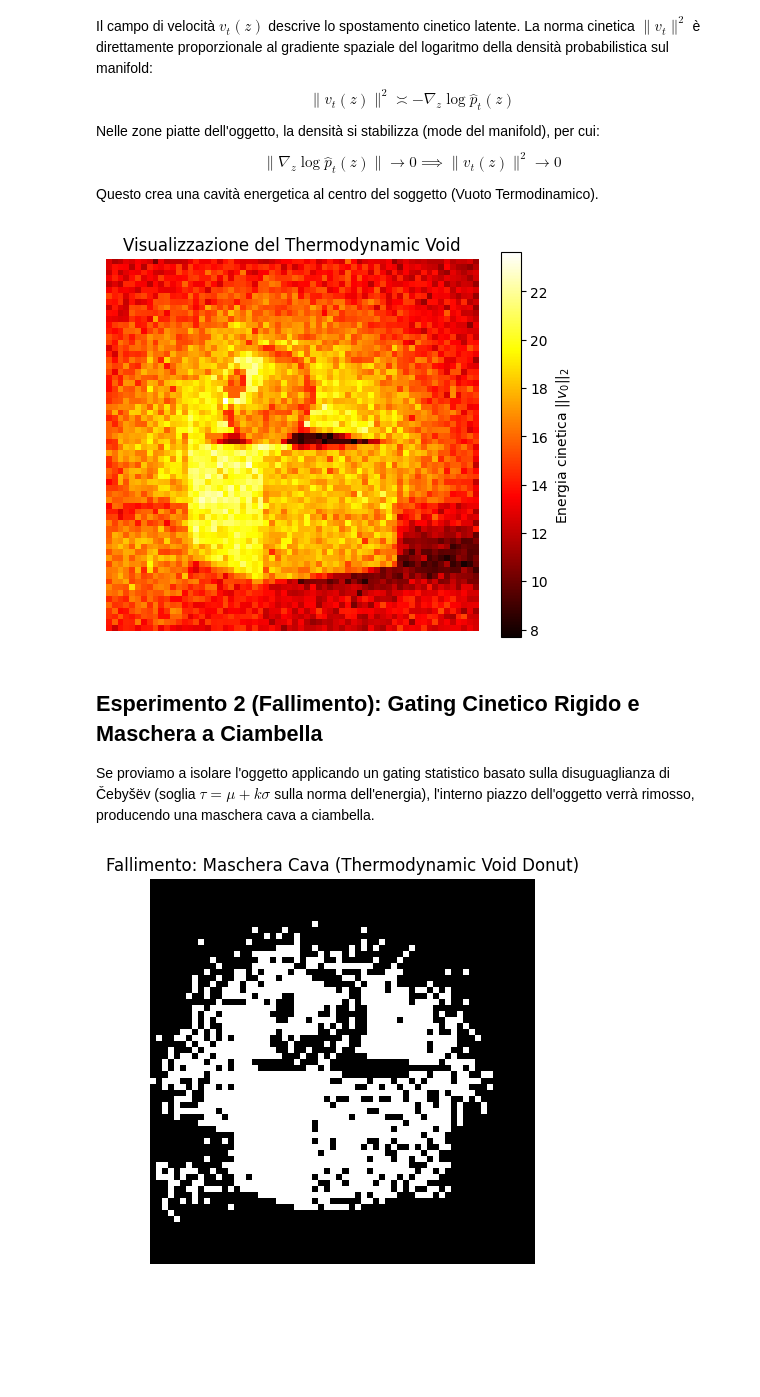
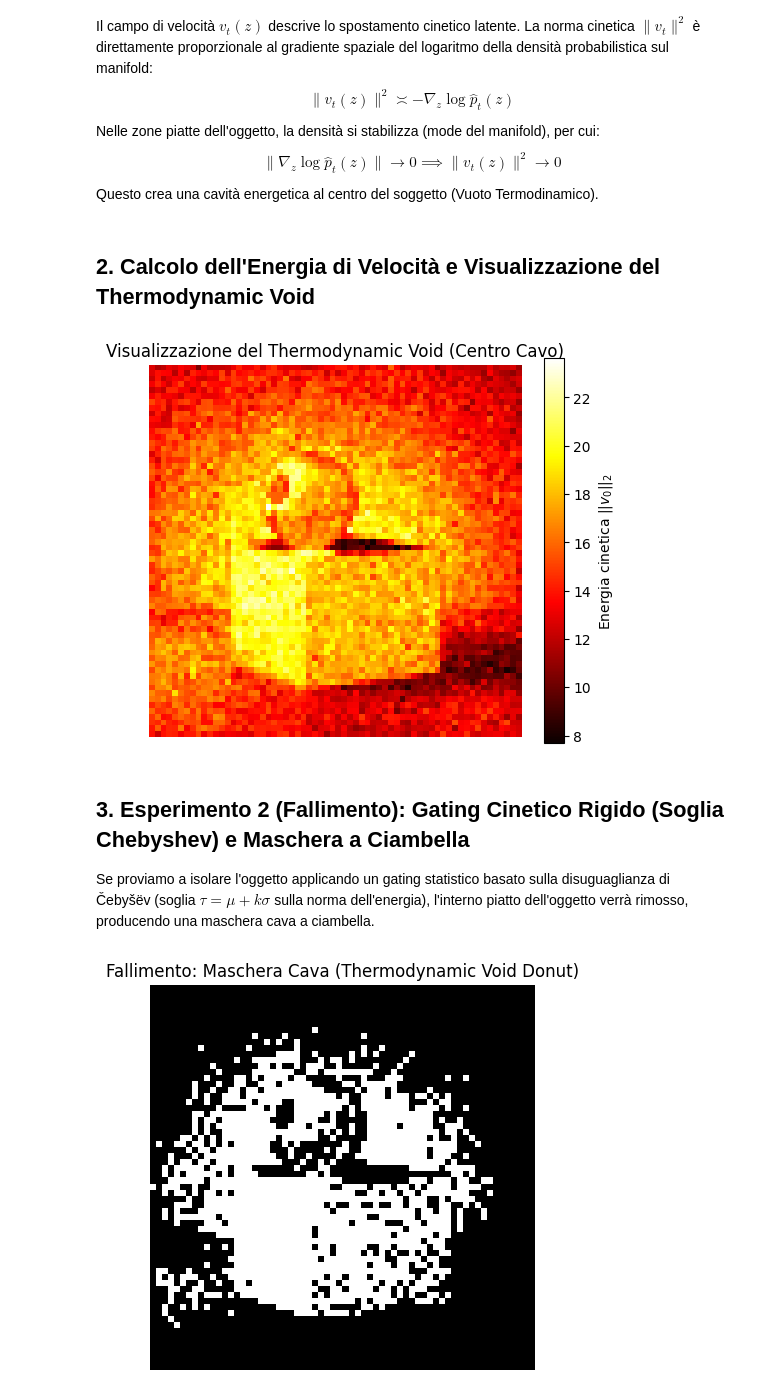
Before and after one commit to PtrTella/FlowStitch, a Jupyter notebook: notebooks/04_Kinetic_Trajectory_Smoothing.ipynb, the cells around one changed output. Saved outputs shown, nothing was run; the diff lists cells and outputs as text; code cells hidden in the pictures; blank space fills up the shorter version.

```diff
--- a/notebooks/04_Kinetic_Trajectory_Smoothing.ipynb
+++ b/notebooks/04_Kinetic_Trajectory_Smoothing.ipynb
@@ -10,29 +10,31 @@ $$\|v_t(z)\|^2 \asymp -\nabla_z \log \hat{p}_t(z)$$
 Nelle zone piatte dell'oggetto, la densità si stabilizza (mode del manifold), per cui:
 $$\| \nabla_z \log \hat{p}_t(z) \| \to 0 \implies \|v_t(z)\|^2 \to 0$$
 Questo crea una cavità energetica al centro del soggetto (Vuoto Termodinamico).
+# %% [markdown]
+## 2. Calcolo dell'Energia di Velocità e Visualizzazione del Thermodynamic Void
 # %%
 import os
 import torch
 import numpy as np
 import matplotlib.pyplot as plt
 
 dataset_dir = '../data/dataset_v1/a_blue_cube_and_a_red_sphere'
 v0 = torch.load(os.path.join(dataset_dir, 'v0_velocity.pt'), map_location='cpu')
 
 # Calcoliamo la norma L2 sui canali
 v0_magnitude = torch.norm(v0, p=2, dim=-1).view(64, 64)
 
 plt.figure(figsize=(6, 5))
 plt.imshow(v0_magnitude.float().numpy(), cmap='hot')
 plt.colorbar(label='Energia cinetica $||v_0||_2$')
-plt.title('Visualizzazione del Thermodynamic Void')
+plt.title('Visualizzazione del Thermodynamic Void (Centro Cavo)')
 plt.axis('off')
 plt.show()
 # %% [output]
-[figure, old version]
+[figure, new version]
 # %% [markdown]
-## Esperimento 2 (Fallimento): Gating Cinetico Rigido e Maschera a Ciambella
-Se proviamo a isolare l'oggetto applicando un gating statistico basato sulla disuguaglianza di Čebyšëv (soglia $\tau = \mu + k\sigma$ sulla norma dell'energia), l'interno piazzo dell'oggetto verrà rimosso, producendo una maschera cava a ciambella.
+## 3. Esperimento 2 (Fallimento): Gating Cinetico Rigido (Soglia Chebyshev) e Maschera a Ciambella
+Se proviamo a isolare l'oggetto applicando un gating statistico basato sulla disuguaglianza di Čebyšëv (soglia $\tau = \mu + k\sigma$ sulla norma dell'energia), l'interno piatto dell'oggetto verrà rimosso, producendo una maschera cava a ciambella.
 # %%
 mu = v0_magnitude.mean()
 sigma = v0_magnitude.std()
```
Also changed, not shown: parts of 5 cells of this notebook, 23 other files.
